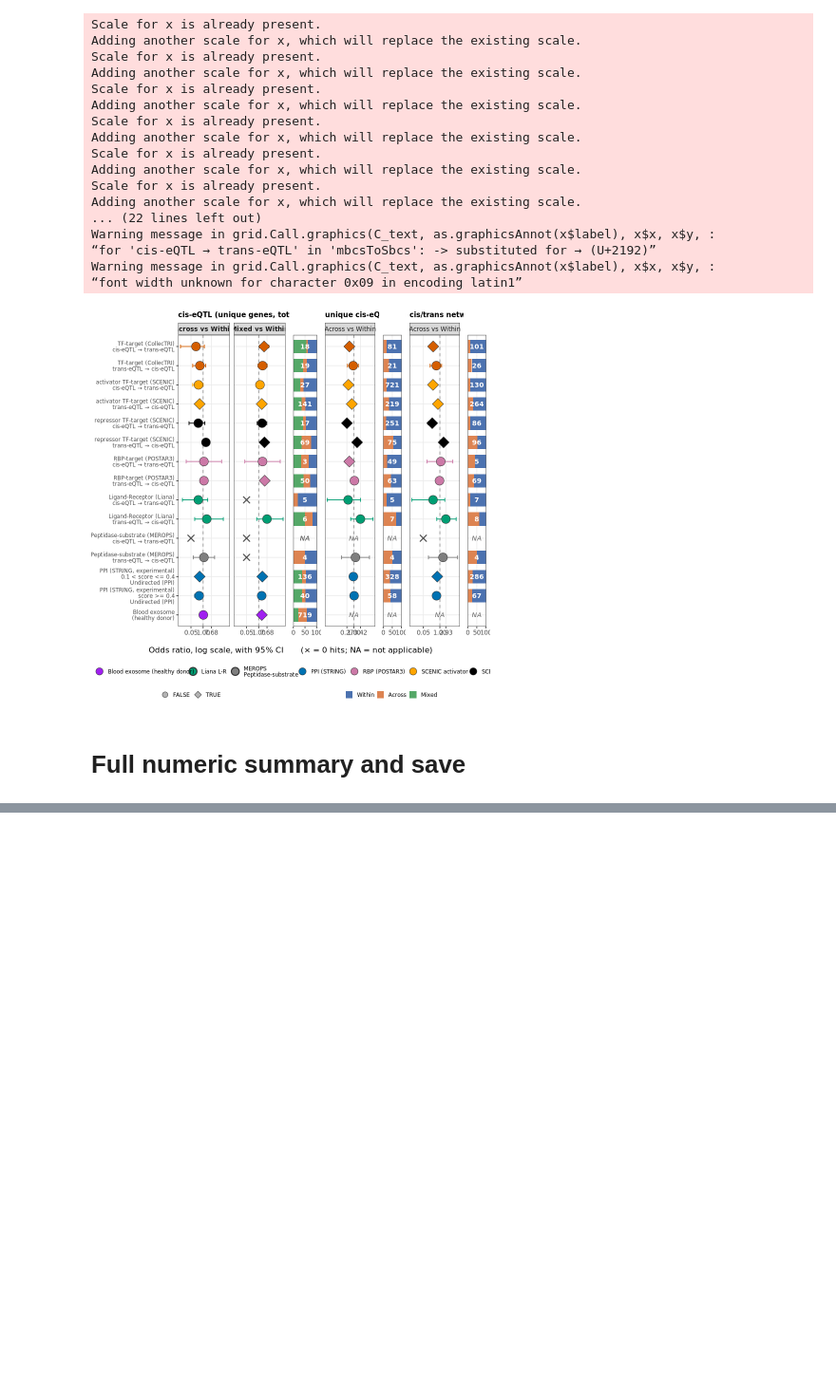
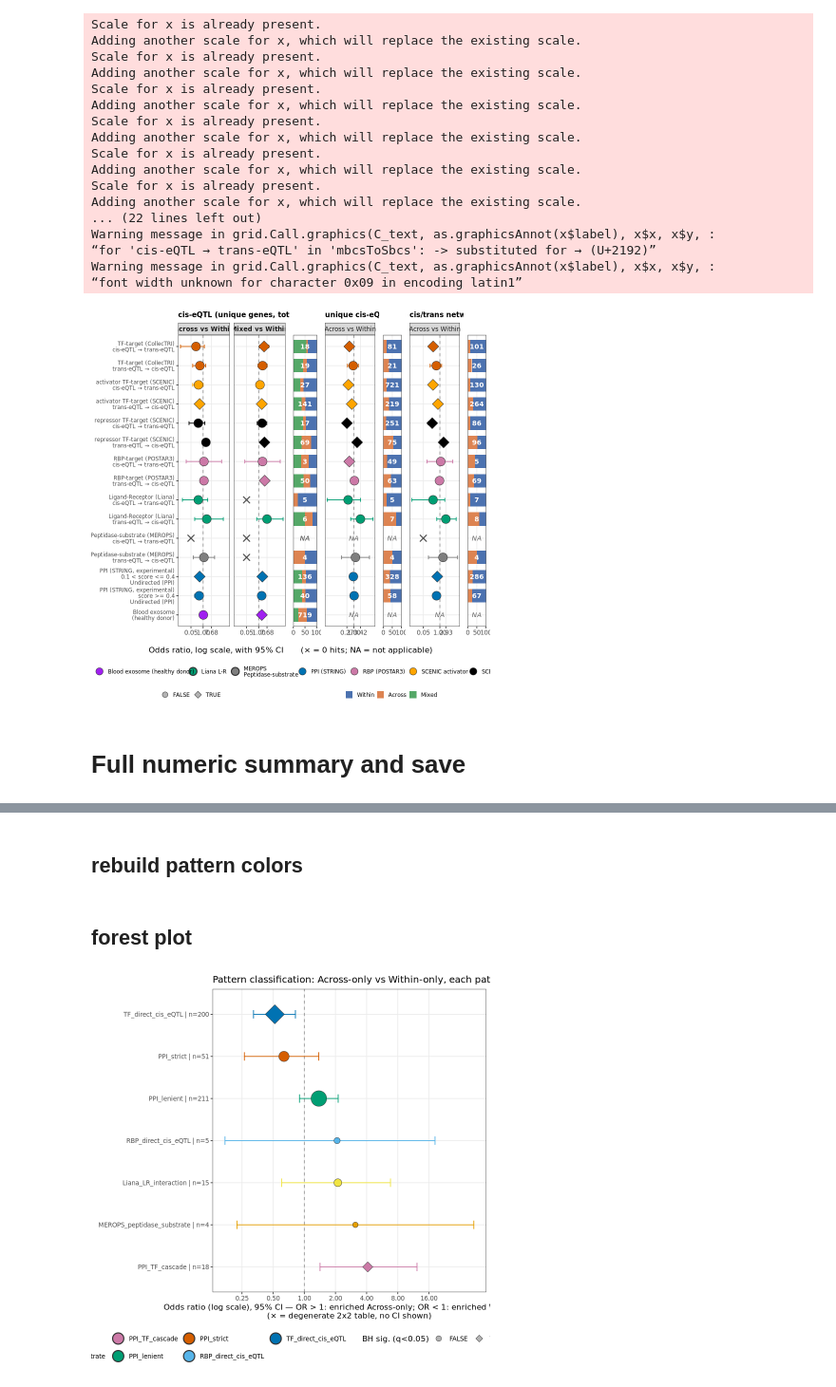
Before and after one commit to manueltar/cis-eQTL-trans-eQTL-programs, a Jupyter notebook: Jupyter_notebooks/Global_ER_replotting_v2.ipynb, the cells around one changed output, grey strips where cells are left out. Shown at 95% size. Drawn from its saved outputs; the diff is of its cells as text; code cells hidden in the pictures; blank space fills up the shorter version.

Commit message:
Added the pattern enrichment plot

```diff
--- a/Jupyter_notebooks/Global_ER_replotting_v2.ipynb
+++ b/Jupyter_notebooks/Global_ER_replotting_v2.ipynb
@@ -907,0 +942,68 @@ Warning message in grid.Call.graphics(C_text, as.graphicsAnnot(x$label), x$x, x$
+# %% [markdown]
+## rebuild pattern colors
+# %%
+pattern_colors <- c(
+  "TF_direct_cis_eQTL"         = palettes$vibrant$blue,
+  "PPI_strict"                 = palettes$vibrant$vermillion,
+  "PPI_lenient"                = palettes$vibrant$green,
+  "PPI_TF_cascade"              = palettes$vibrant$magenta,
+  "Liana_LR_interaction"       = palettes$vibrant$yellow,
+  "RBP_direct_cis_eQTL"        = "#56B4E9",
+  "MEROPS_peptidase_substrate" = "#E69F00"
+)
+
+## row_label/ordering exactly as originally built (odds_ratio-ascending among
+## testable patterns, degenerate ones grouped separately) - re-derived here
+## rather than trusted from the saved factor levels, in case the RDS's factor
+## levels don't survive a fresh R session identically.
+pattern_or_results[, row_label := paste0(pattern, " | n=", n_in_pattern)]
+ok_order  <- pattern_or_results[status == "ok"][order(odds_ratio)]$row_label
+deg_order <- pattern_or_results[status == "degenerate_table"]$row_label
+pattern_or_results[, row_label := factor(row_label, levels = c(deg_order, ok_order))]
+# %% [markdown]
+## forest plot
+# %%
+p_pattern_or <- ggplot(pattern_or_results, aes(x = odds_ratio, y = row_label)) +
+  geom_vline(xintercept = 1, linetype = "dashed", color = "grey40", alpha = 0.7) +
+  geom_errorbar(
+    data = pattern_or_results[status == "ok"],
+    aes(xmin = ci_low, xmax = ci_high, color = pattern),
+    orientation = "y", width = 0.2, linewidth = 0.5, na.rm = TRUE
+  ) +
+  geom_point(
+    data = pattern_or_results[status == "ok"],
+    aes(size = n_in_pattern, fill = pattern, shape = sig_BH_05),
+    color = "grey20", stroke = 0.35
+  ) +
+  geom_point(
+    data = pattern_or_results[status == "degenerate_table"],
+    aes(fill = pattern), x = 1, shape = 4, size = 3, color = "grey30", stroke = 1
+  ) +
+  scale_shape_manual(values = c("TRUE" = 23, "FALSE" = 21), name = "BH sig. (q<0.05)") +
+  scale_fill_manual(values = pattern_colors, name = "Pattern") +
+  scale_color_manual(values = pattern_colors, guide = "none") +
+  scale_size_continuous(name = "Factors in pattern", range = c(3, 9)) +
+  guides(
+    fill  = guide_legend(override.aes = list(size = 6, shape = 21, colour = "grey20"), order = 1, nrow = 2),
+    shape = guide_legend(override.aes = list(size = 3, fill = "grey70"), order = 2, nrow = 1)
+  ) +
+  scale_x_log10(breaks = c(0.1, 0.25, 0.5, 1, 2, 4, 8, 16),
+                labels = scales::label_number(accuracy = 0.01)) +
+  scale_y_discrete(limits = rev) +
+  labs(
+    x = "Odds ratio (log scale), 95% CI \u2014 OR > 1: enriched Across-only; OR < 1: enriched Within-only\n(\u00d7 = degenerate 2x2 table, no CI shown)",
+    y = NULL,
+    title = "Pattern classification: Across-only vs Within-only, each pattern vs. other classified patterns"
+  ) +
+  theme_bw(base_size = 10) +
+  theme(
+    axis.text.y = element_text(size = 8, lineheight = 0.8),
+    panel.grid.minor = element_blank(),
+    legend.position = "bottom",
+    legend.text = element_text(size = 8)
+  )
+
+
+p_pattern_or
+# %% [output]
+[figure, added]
```
Also changed, not shown: parts of 20 cells of this notebook.
